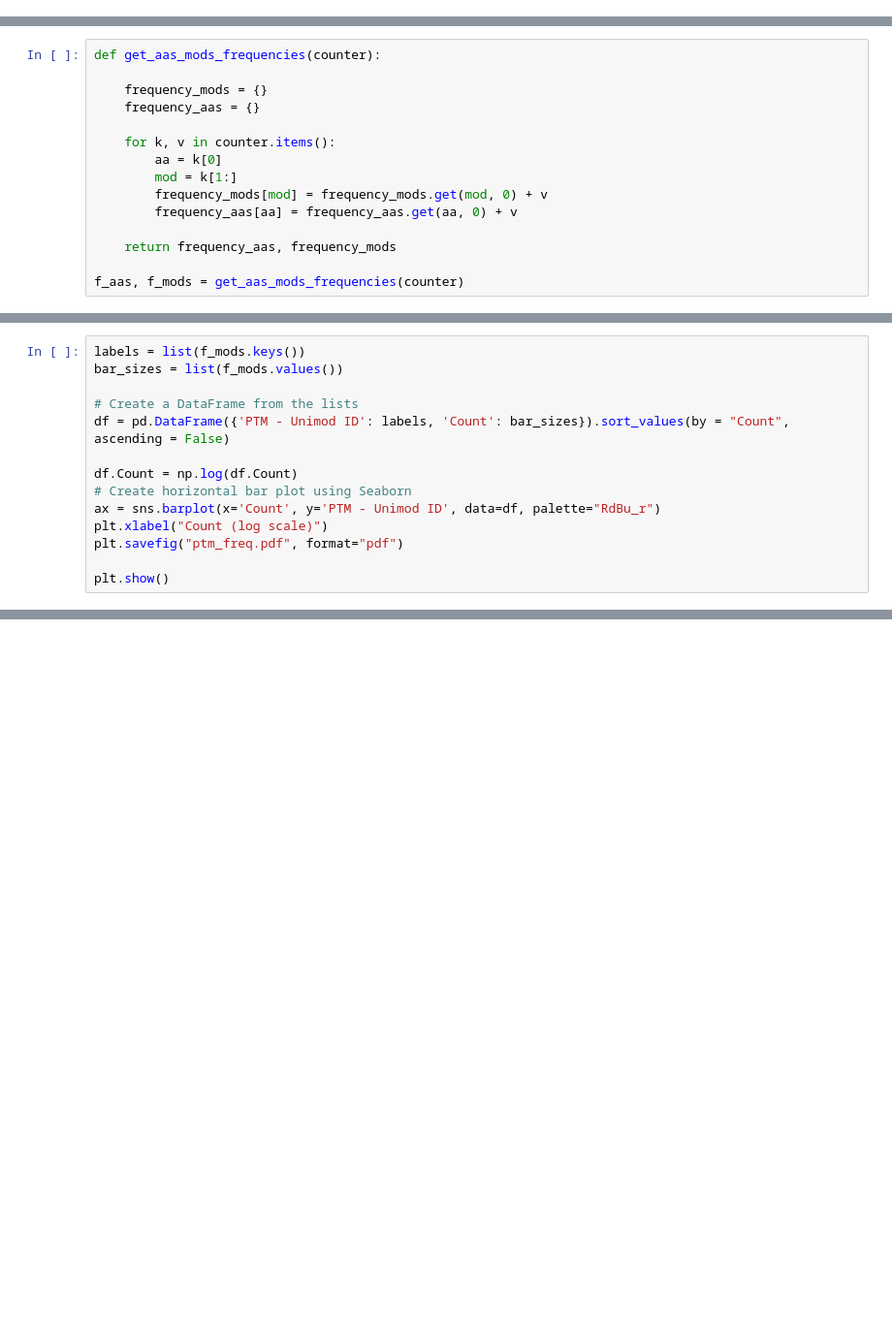
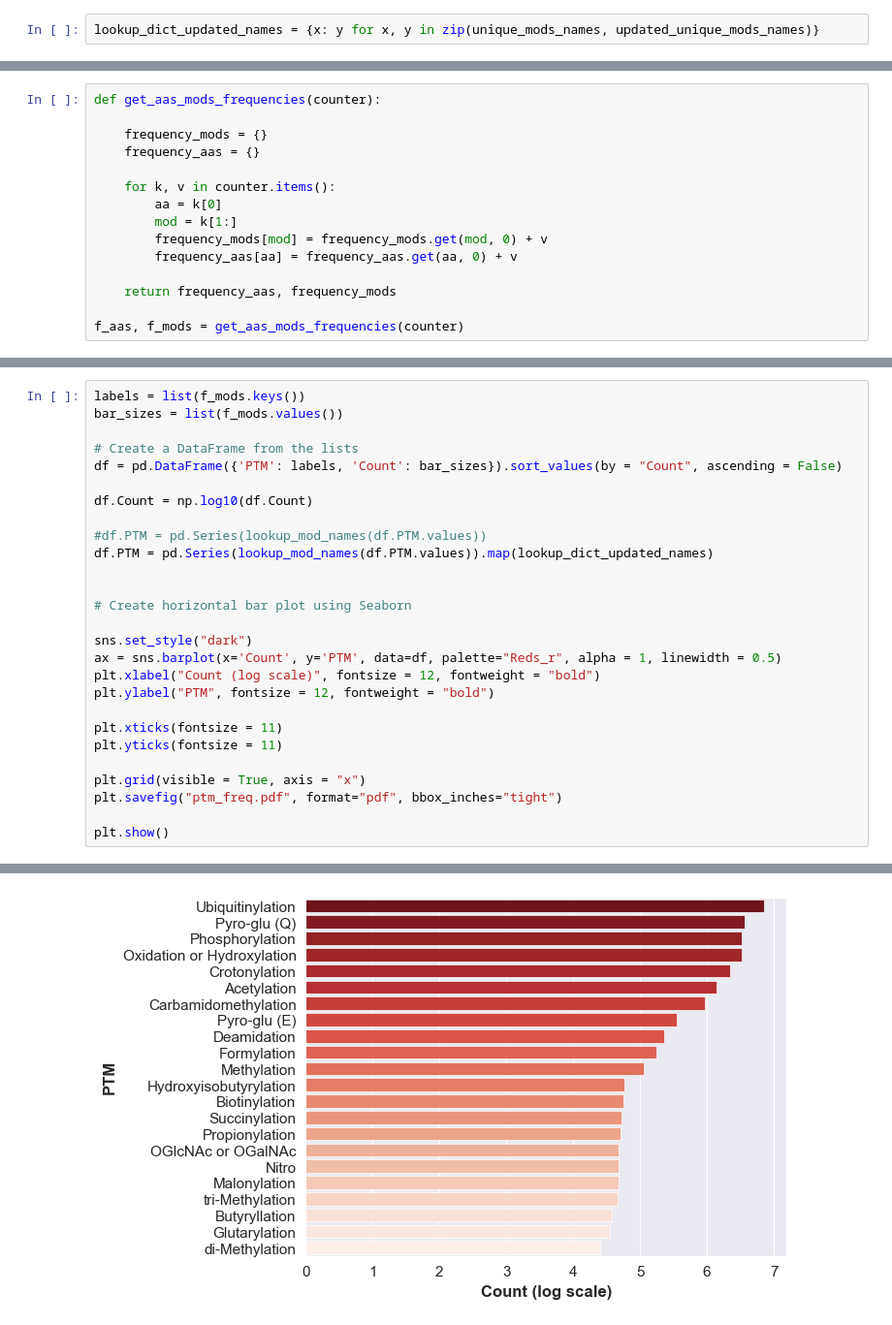
Before and after one commit to wilhelm-lab/PROSPECT, a Jupyter notebook: notebooks/heatmap-ptms.ipynb, the cells around one changed output, grey strips where cells are left out. Shown at 97% size. Cells and saved outputs as stored; diff of their text form; blank space fills up the shorter version.

```diff
--- a/notebooks/heatmap-ptms.ipynb
+++ b/notebooks/heatmap-ptms.ipynb
@@ -43 +183,3 @@ unique_aas, unique_mods
+# %%
+lookup_dict_updated_names = {x: y for x, y in zip(unique_mods_names, updated_unique_mods_names)}
 # %%
@@ -95,12 +272,26 @@ labels = list(f_mods.keys())
 bar_sizes = list(f_mods.values())
 
 # Create a DataFrame from the lists
-df = pd.DataFrame({'PTM - Unimod ID': labels, 'Count': bar_sizes}).sort_values(by = "Count", ascending = False)
+df = pd.DataFrame({'PTM': labels, 'Count': bar_sizes}).sort_values(by = "Count", ascending = False)
 
-df.Count = np.log(df.Count)
+df.Count = np.log10(df.Count)
+
+#df.PTM = pd.Series(lookup_mod_names(df.PTM.values))
+df.PTM = pd.Series(lookup_mod_names(df.PTM.values)).map(lookup_dict_updated_names)
+
+
 # Create horizontal bar plot using Seaborn
-ax = sns.barplot(x='Count', y='PTM - Unimod ID', data=df, palette="RdBu_r")
-plt.xlabel("Count (log scale)")
-plt.savefig("ptm_freq.pdf", format="pdf")
+
+sns.set_style("dark")
+ax = sns.barplot(x='Count', y='PTM', data=df, palette="Reds_r", alpha = 1, linewidth = 0.5)
+plt.xlabel("Count (log scale)", fontsize = 12, fontweight = "bold")
+plt.ylabel("PTM", fontsize = 12, fontweight = "bold")
+
+plt.xticks(fontsize = 11)
+plt.yticks(fontsize = 11)
+
+plt.grid(visible = True, axis = "x")
+plt.savefig("ptm_freq.pdf", format="pdf", bbox_inches="tight")
 
 plt.show()
+# %% [output]
@@ -106,0 +315 @@ plt.show()
+[figure, added]
```
Also changed, not shown: parts of 20 cells of this notebook, 1 other file.
